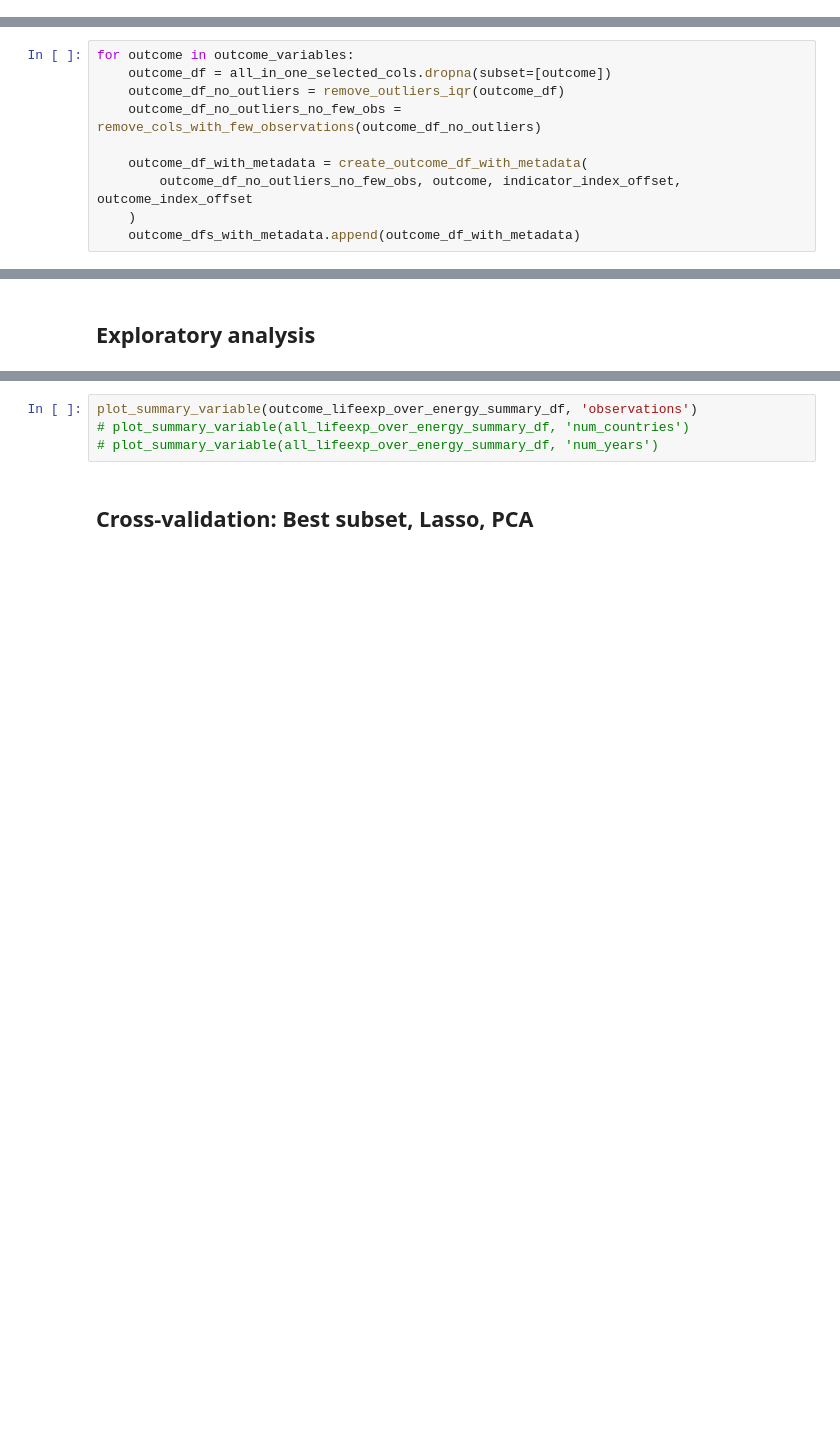
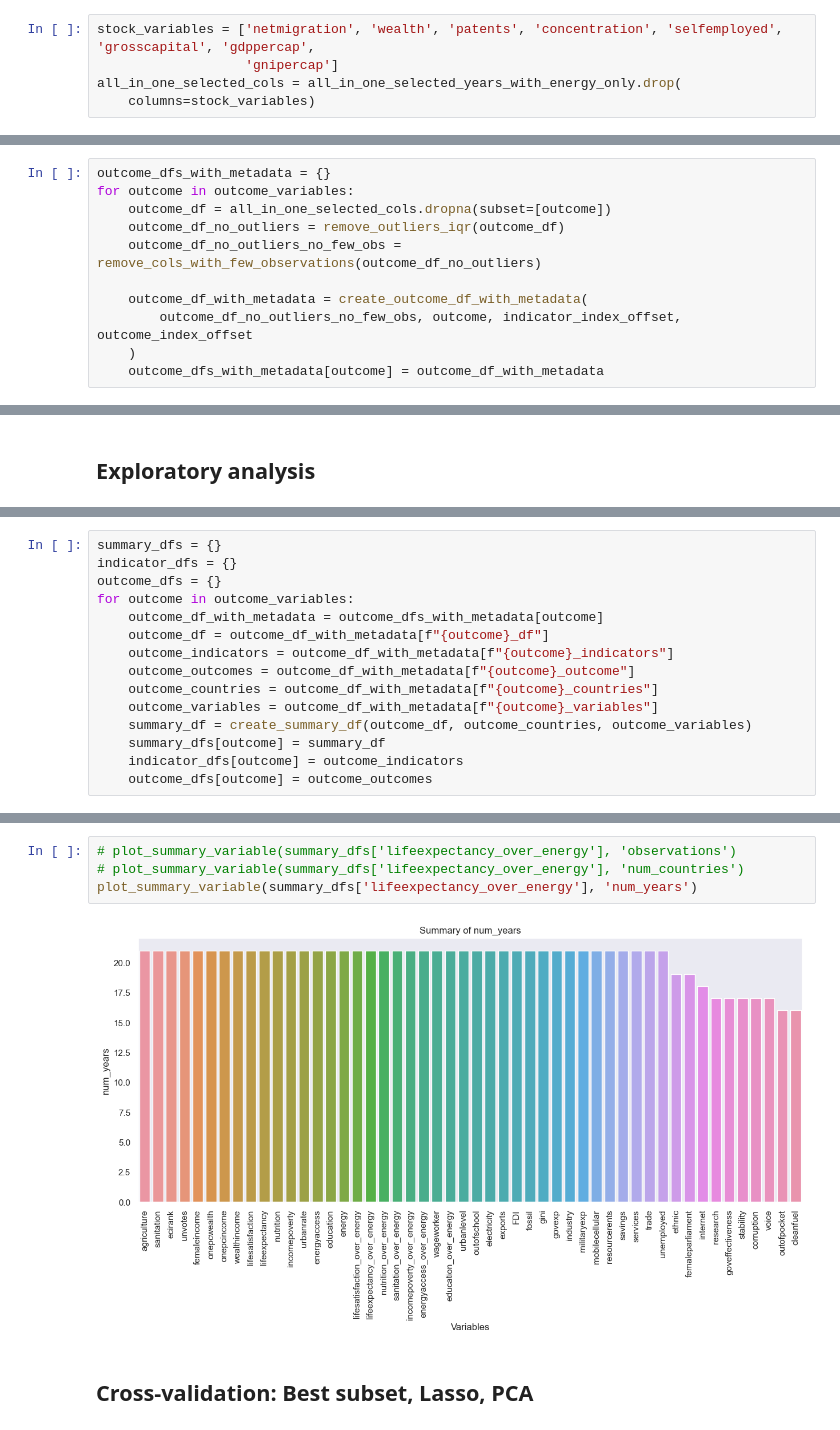
Before and after one commit to saviorand/provisioning-model, a Jupyter notebook: notebooks/provisioning.ipynb, the cells around one changed output, grey strips where cells are left out. Drawn from its saved outputs; the diff is of its cells as text; blank space fills up the shorter version.

```diff
--- a/notebooks/provisioning.ipynb
+++ b/notebooks/provisioning.ipynb
@@ -33,3 +34,8 @@ all_in_one_selected_cols = all_in_one_selected_years_with_energy_only.drop(
+# %%
+stock_variables = ['netmigration', 'wealth', 'patents', 'concentration', 'selfemployed', 'grosscapital', 'gdppercap',
+                   'gnipercap']
+all_in_one_selected_cols = all_in_one_selected_years_with_energy_only.drop(
+    columns=stock_variables)
 # %% [markdown]
 For cross-sectional analysis filter the data frame by year 2012
 # %%
@@ -50,6 +55,7 @@ outcome_index_offset = 17
 Create separate data frames containing observations with data available for each outcome variable. Remove columns with few observations.
 After subsetting is done, create final data frames with metadata.
 # %%
+outcome_dfs_with_metadata = {}
 for outcome in outcome_variables:
     outcome_df = all_in_one_selected_cols.dropna(subset=[outcome])
     outcome_df_no_outliers = remove_outliers_iqr(outcome_df)
@@ -58,4 +64,4 @@ for outcome in outcome_variables:
     outcome_df_with_metadata = create_outcome_df_with_metadata(
         outcome_df_no_outliers_no_few_obs, outcome, indicator_index_offset, outcome_index_offset
     )
-    outcome_dfs_with_metadata.append(outcome_df_with_metadata)
+    outcome_dfs_with_metadata[outcome] = outcome_df_with_metadata
@@ -67,0 +74,15 @@ outcome_lifeexp_over_energy, outcome_nutrition_over_energy, outcome_education_ov
+# %%
+summary_dfs = {}
+indicator_dfs = {}
+outcome_dfs = {}
+for outcome in outcome_variables:
+    outcome_df_with_metadata = outcome_dfs_with_metadata[outcome]
+    outcome_df = outcome_df_with_metadata[f"{outcome}_df"]
+    outcome_indicators = outcome_df_with_metadata[f"{outcome}_indicators"]
+    outcome_outcomes = outcome_df_with_metadata[f"{outcome}_outcome"]
+    outcome_countries = outcome_df_with_metadata[f"{outcome}_countries"]
+    outcome_variables = outcome_df_with_metadata[f"{outcome}_variables"]
+    summary_df = create_summary_df(outcome_df, outcome_countries, outcome_variables)
+    summary_dfs[outcome] = summary_df
+    indicator_dfs[outcome] = outcome_indicators
+    outcome_dfs[outcome] = outcome_outcomes
@@ -78,7 +95,9 @@ outcome_lifeexp_over_energy_summary_df = create_summary_df(outcome_lifeexp_over_
 # %%
-plot_summary_variable(outcome_lifeexp_over_energy_summary_df, 'observations')
-# plot_summary_variable(all_lifeexp_over_energy_summary_df, 'num_countries')
-# plot_summary_variable(all_lifeexp_over_energy_summary_df, 'num_years')
+# plot_summary_variable(summary_dfs['lifeexpectancy_over_energy'], 'observations')
+# plot_summary_variable(summary_dfs['lifeexpectancy_over_energy'], 'num_countries')
+plot_summary_variable(summary_dfs['lifeexpectancy_over_energy'], 'num_years')
+# %% [output]
+[figure, added]
 # %% [markdown]
 ## Cross-validation: Best subset, Lasso, PCA
 # %%
```
Also changed, not shown: parts of 24 cells of this notebook, 1 other file.
